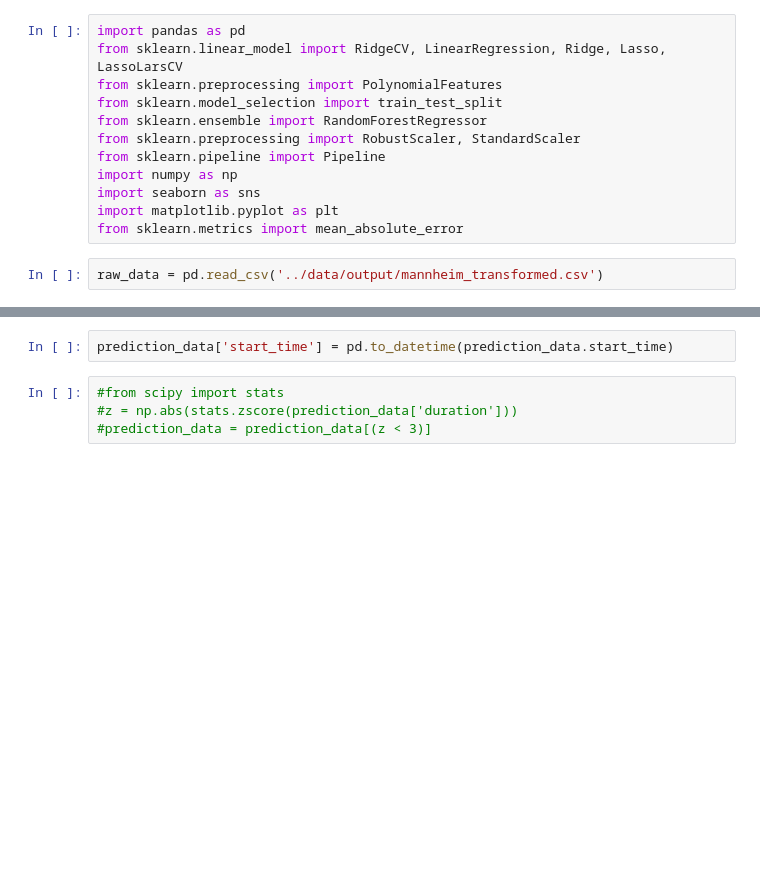
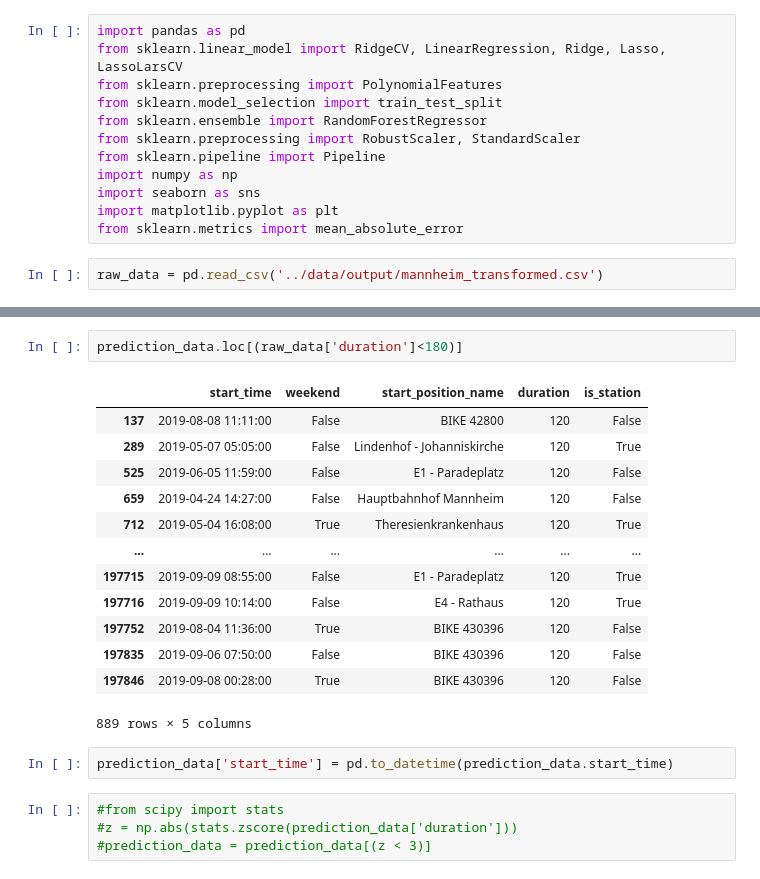
Before and after one commit to phipag/PDS_Project, a Jupyter notebook: notebooks/DurationPrediction.ipynb, the cells around one changed output, grey strips where cells are left out. Drawn from its saved outputs; the diff is of its cells as text; blank space fills up the shorter version.

```diff
--- a/notebooks/DurationPrediction.ipynb
+++ b/notebooks/DurationPrediction.ipynb
@@ -22,3 +61,19 @@ prediction_data
+# %%
+prediction_data.loc[(raw_data['duration']<180)]
+# %% [output]
+|  | start_time | weekend | start_position_name | duration | is_station |
+| 137 | 2019-08-08 11:11:00 | False | BIKE 42800 | 120 | False |
+| 289 | 2019-05-07 05:05:00 | False | Lindenhof - Johanniskirche | 120 | True |
+| 525 | 2019-06-05 11:59:00 | False | E1 - Paradeplatz | 120 | False |
+| 659 | 2019-04-24 14:27:00 | False | Hauptbahnhof Mannheim | 120 | False |
+| 712 | 2019-05-04 16:08:00 | True | Theresienkrankenhaus | 120 | True |
+| ... | ... | ... | ... | ... | ... |
+| 197715 | 2019-09-09 08:55:00 | False | E1 - Paradeplatz | 120 | True |
+| 197716 | 2019-09-09 10:14:00 | False | E4 - Rathaus | 120 | True |
+| 197752 | 2019-08-04 11:36:00 | True | BIKE 430396 | 120 | False |
+| 197835 | 2019-09-06 07:50:00 | False | BIKE 430396 | 120 | False |
+| 197846 | 2019-09-08 00:28:00 | True | BIKE 430396 | 120 | False |
+889 rows × 5 columns
 # %%
 prediction_data['start_time'] = pd.to_datetime(prediction_data.start_time)
 # %%
```
Also changed, not shown: parts of 37 cells of this notebook, 13 other files.
